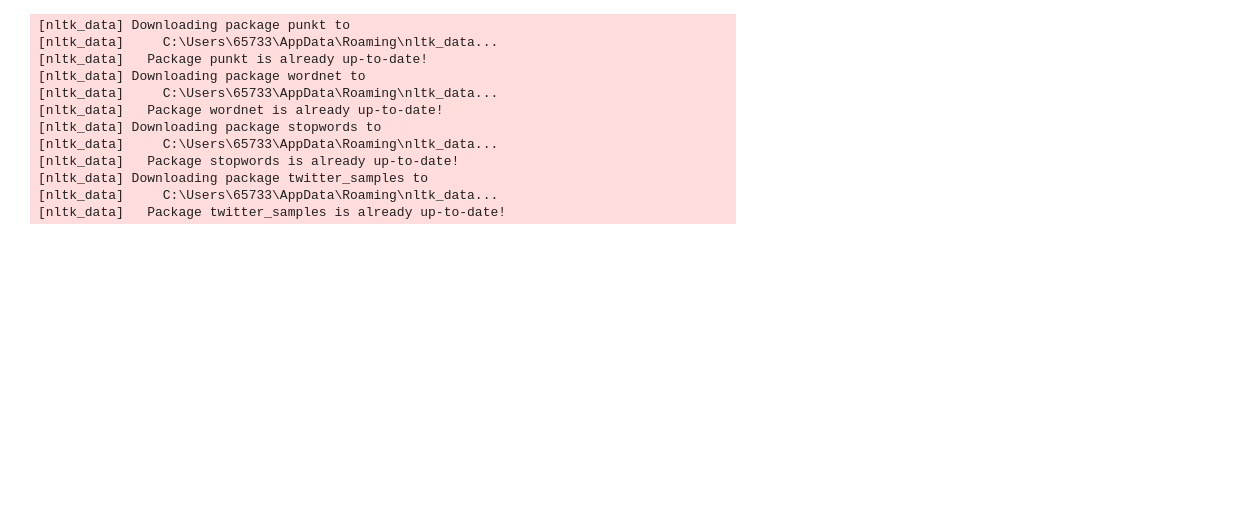
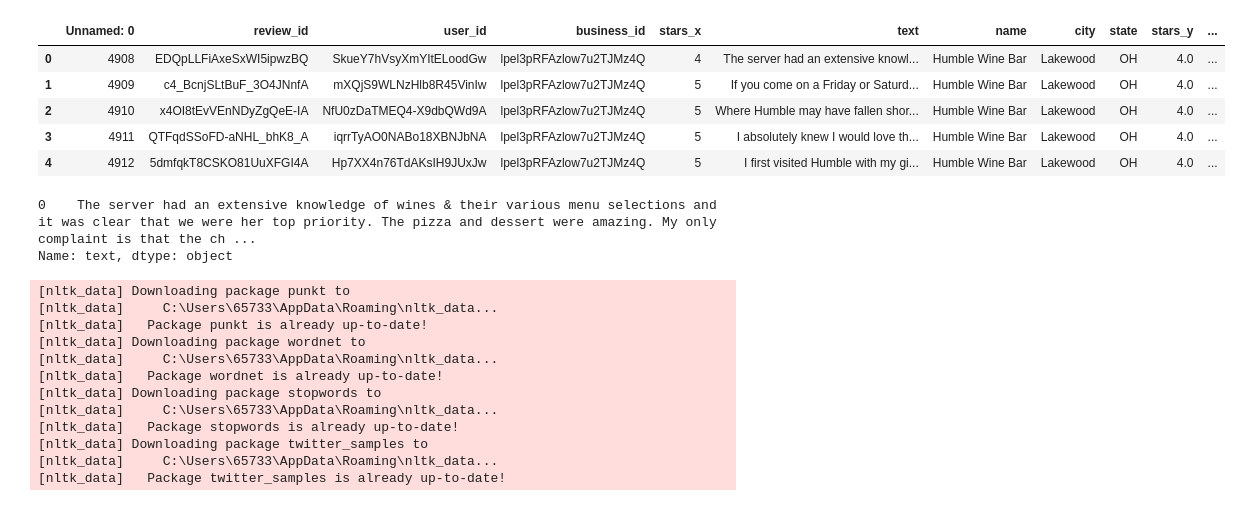
Before and after one commit to mengqili653/STAT628-Yelp, a Jupyter notebook: code/word_cloud.ipynb, the cells around one changed output. Cells and saved outputs as stored; diff of their text form; code cells hidden in the pictures; blank space fills up the shorter version.

```diff
--- a/code/word_cloud.ipynb
+++ b/code/word_cloud.ipynb
@@ -1,3 +1,5 @@
 # %%
 import pandas as pd
+#pd.set_option('display.max_colwidth', -1)
 dessert_clean = pd.read_csv("../Data/dessert.csv")
+df = dessert_clean
@@ -7,0 +6,9 @@ dessert_clean = pd.read_csv("../Data/dessert.csv")
+# %%
+df.head()
+# %% [output]
+|  | Unnamed: 0 | review_id | user_id | business_id | stars_x | text | name | city | state | stars_y | ... |
+| 0 | 4908 | EDQpLLFiAxeSxWI5ipwzBQ | SkueY7hVsyXmYItELoodGw | lpel3pRFAzlow7u2TJMz4Q | 4 | The server had an extensive knowl... | Humble Wine Bar | Lakewood | OH | 4.0 | ... |
+| 1 | 4909 | c4_BcnjSLtBuF_3O4JNnfA | mXQjS9WLNzHlb8R45VinIw | lpel3pRFAzlow7u2TJMz4Q | 5 | If you come on a Friday or Saturd... | Humble Wine Bar | Lakewood | OH | 4.0 | ... |
+| 2 | 4910 | x4OI8tEvVEnNDyZgQeE-IA | NfU0zDaTMEQ4-X9dbQWd9A | lpel3pRFAzlow7u2TJMz4Q | 5 | Where Humble may have fallen shor... | Humble Wine Bar | Lakewood | OH | 4.0 | ... |
+| 3 | 4911 | QTFqdSSoFD-aNHL_bhK8_A | iqrrTyAO0NABo18XBNJbNA | lpel3pRFAzlow7u2TJMz4Q | 5 | I absolutely knew I would love th... | Humble Wine Bar | Lakewood | OH | 4.0 | ... |
+| 4 | 4912 | 5dmfqkT8CSKO81UuXFGI4A | Hp7XX4n76TdAKsIH9JUxJw | lpel3pRFAzlow7u2TJMz4Q | 5 | I first visited Humble with my gi... | Humble Wine Bar | Lakewood | OH | 4.0 | ... |
@@ -7,0 +19,5 @@ dessert_clean = pd.read_csv("../Data/dessert.csv")
+# %%
+df[:1]['text']
+# %% [output]
+0    The server had an extensive knowledge of wines & their various menu selections and it was clear that we were her top priority. The pizza and dessert were amazing. My only complaint is that the ch ...
+Name: text, dtype: object
```
Also changed, not shown: parts of 4 cells of this notebook, 12 other files.
